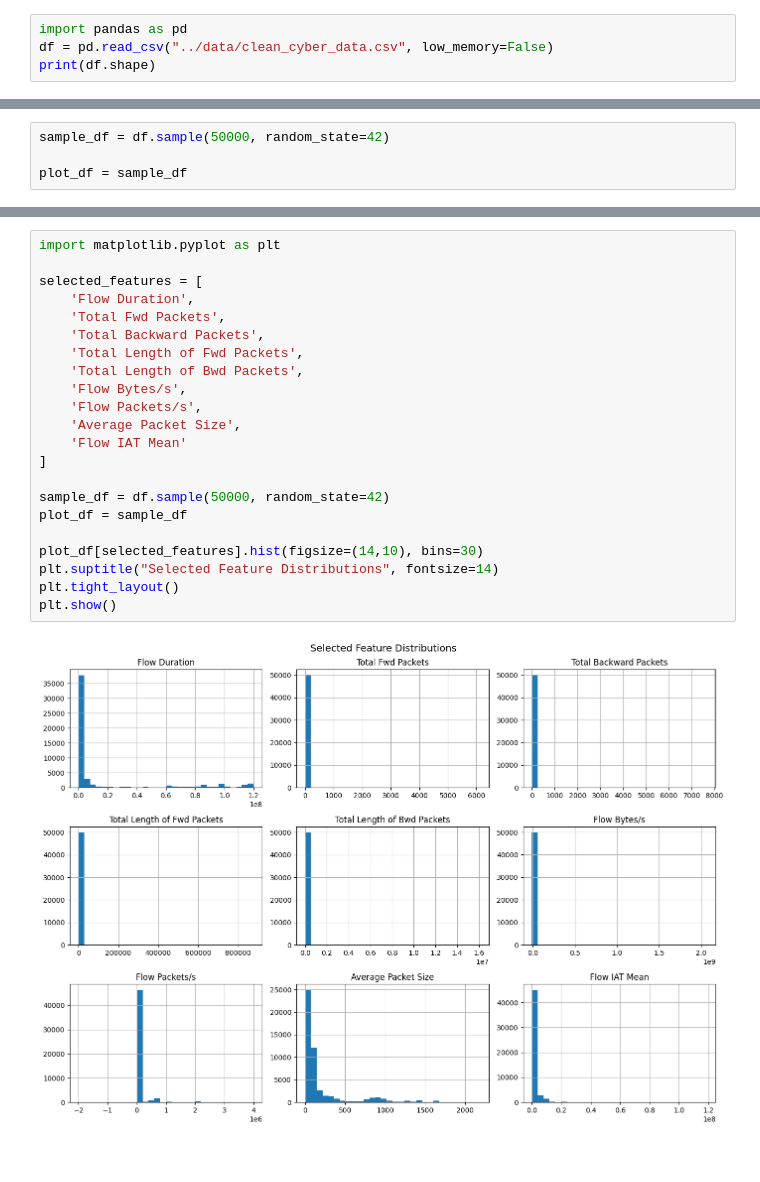
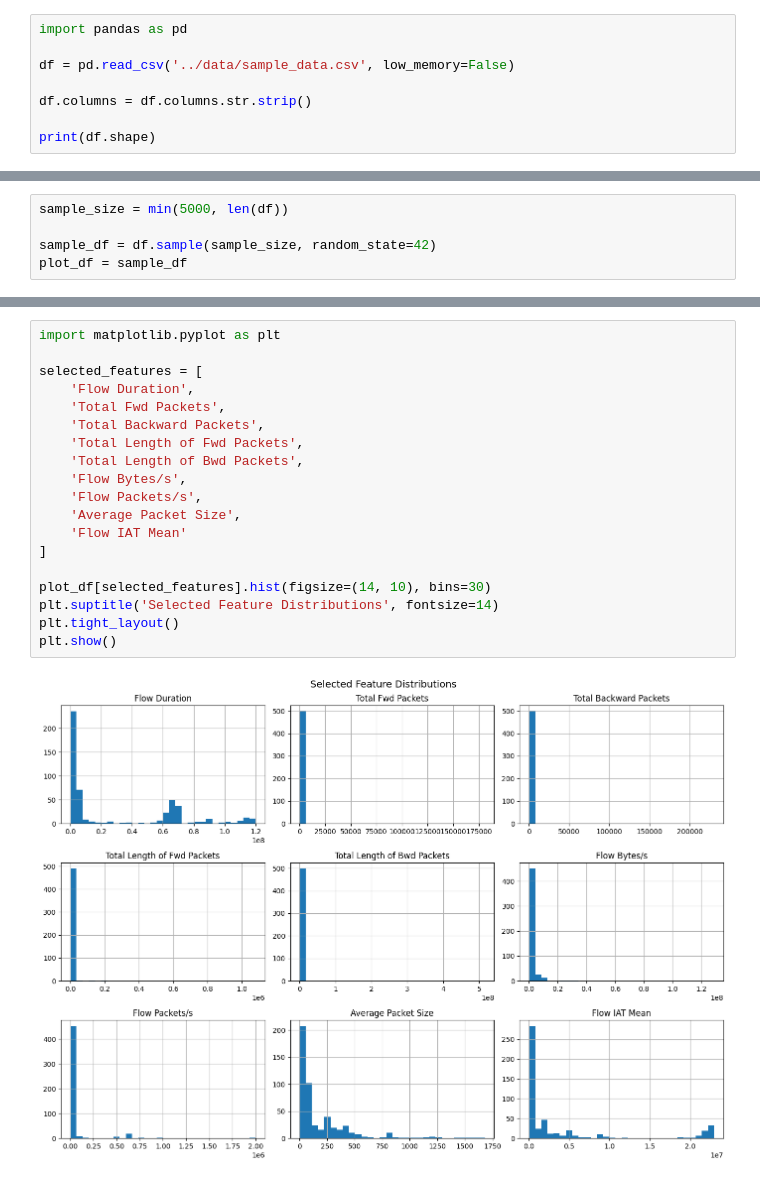
Before and after one commit to krcgoktug/Data-Mining-for-Cybersecurity-Project, a Jupyter notebook: Project_Phase_2/assignment/notebooks/01_eda_overview.ipynb, the cells around one changed output, grey strips where cells are left out. Saved outputs shown, nothing was run; the diff lists cells and outputs as text.

```diff
--- a/Project_Phase_2/assignment/notebooks/01_eda_overview.ipynb
+++ b/Project_Phase_2/assignment/notebooks/01_eda_overview.ipynb
@@ -1,5 +24,9 @@
 # %%
 import pandas as pd
-df = pd.read_csv("../data/clean_cyber_data.csv", low_memory=False)
+
+df = pd.read_csv('../data/sample_data.csv', low_memory=False)
+
+df.columns = df.columns.str.strip()
+
 print(df.shape)
 # %% [output]
@@ -35,4 +78,5 @@ Name: count, dtype: int64
 # %%
-sample_df = df.sample(50000, random_state=42)
+sample_size = min(5000, len(df))
 
+sample_df = df.sample(sample_size, random_state=42)
 plot_df = sample_df
@@ -39,27 +91,24 @@ plot_df = sample_df
 # %%
 import matplotlib.pyplot as plt
 
 selected_features = [
     'Flow Duration',
     'Total Fwd Packets',
     'Total Backward Packets',
     'Total Length of Fwd Packets',
     'Total Length of Bwd Packets',
     'Flow Bytes/s',
     'Flow Packets/s',
     'Average Packet Size',
     'Flow IAT Mean'
 ]
 
-sample_df = df.sample(50000, random_state=42)
-plot_df = sample_df
-
-plot_df[selected_features].hist(figsize=(14,10), bins=30)
-plt.suptitle("Selected Feature Distributions", fontsize=14)
+plot_df[selected_features].hist(figsize=(14, 10), bins=30)
+plt.suptitle('Selected Feature Distributions', fontsize=14)
 plt.tight_layout()
 plt.show()
 # %% [output]
-[figure, old version]
+[figure, new version]
 # %%
 import seaborn as sns
 import matplotlib.pyplot as plt
```
Also changed, not shown: parts of 11 cells of this notebook, 1 other file.
